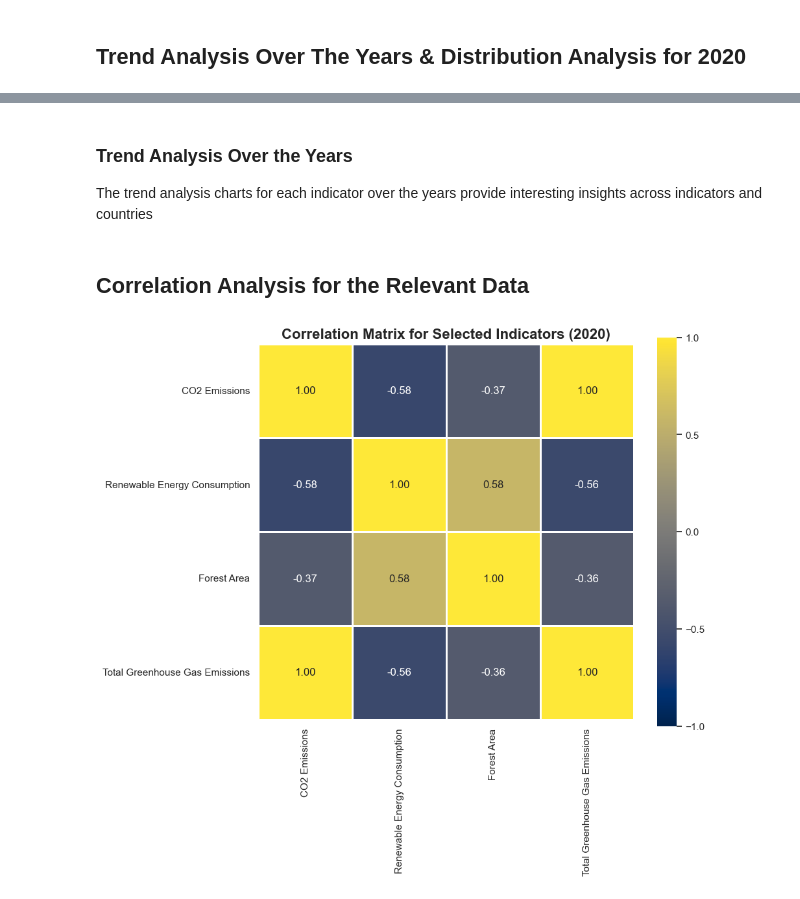
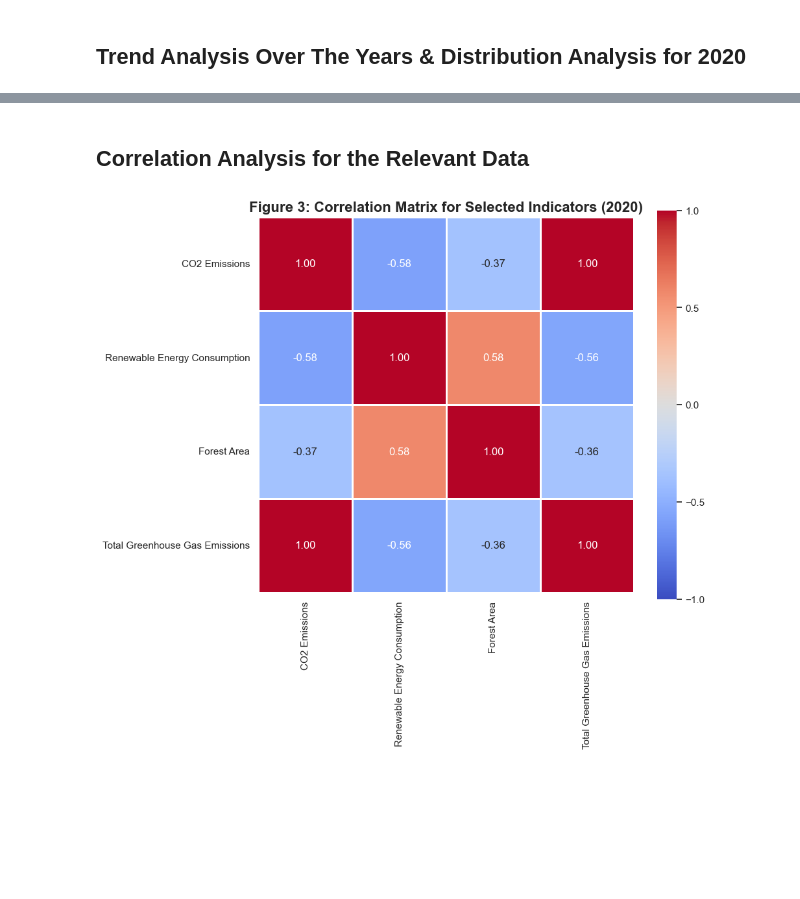
Before and after one commit to DrPaulaEkene/ADS1version2-_Statistics-and-trends, a Jupyter notebook: ADS1_ASSIGN_2_.ipynb, the cells around one changed output, grey strips where cells are left out. Saved outputs shown, nothing was run; the diff lists cells and outputs as text; code cells hidden in the pictures; blank space fills up the shorter version.

```diff
--- a/ADS1_ASSIGN_2_.ipynb
+++ b/ADS1_ASSIGN_2_.ipynb
@@ -248,30 +250,27 @@ plt.tight_layout(rect=[0, 0.03, 1, 0.95]
-# %% [markdown]
-### **Trend Analysis Over the Years**
-The trend analysis charts for each indicator over the years provide interesting insights across indicators and countries
 # %% [markdown]
 ## **Correlation Analysis for the Relevant Data**
 # %%
 # Sample data for illustration purposes
 data_2020 = pd.DataFrame({
     'CO2 Emissions': relevant_data['CO2 emissions (kt)']['2020'],
     'Renewable Energy Consumption': relevant_data['Renewable energy consumption (% of total final energy consumption)']['2020'],
     'Forest Area': relevant_data['Forest area (% of land area)']['2020'],
     'Total Greenhouse Gas Emissions': relevant_data['Total greenhouse gas emissions (kt of CO2 equivalent)']['2020']
 })
 
 # Correlation analysis
 correlation_matrix = data_2020.corr()
 
 # Set a different color palette for the heatmap
-cmap = "cividis"
+cmap = "coolwarm"
 
 # Plotting the correlation matrix
 plt.figure(figsize=(10, 10))
 sns.heatmap(correlation_matrix, annot=True, cmap=cmap, fmt='.2f', linewidths=1.0, square=True,
             cbar_kws={"shrink": 0.75, "ticks": [-1, -0.5, 0, 0.5, 1]}, vmin=-1, vmax=1)
 
 # Add title and adjust layout
-plt.title('Correlation Matrix for Selected Indicators (2020)', fontsize=16, fontweight='bold')
+plt.title('Figure 3: Correlation Matrix for Selected Indicators (2020)', fontsize=16, fontweight='bold')
 plt.tight_layout()
 # %% [output]
-[figure, old version]
+[figure, new version]
```
Also changed, not shown: parts of 4 cells of this notebook.
